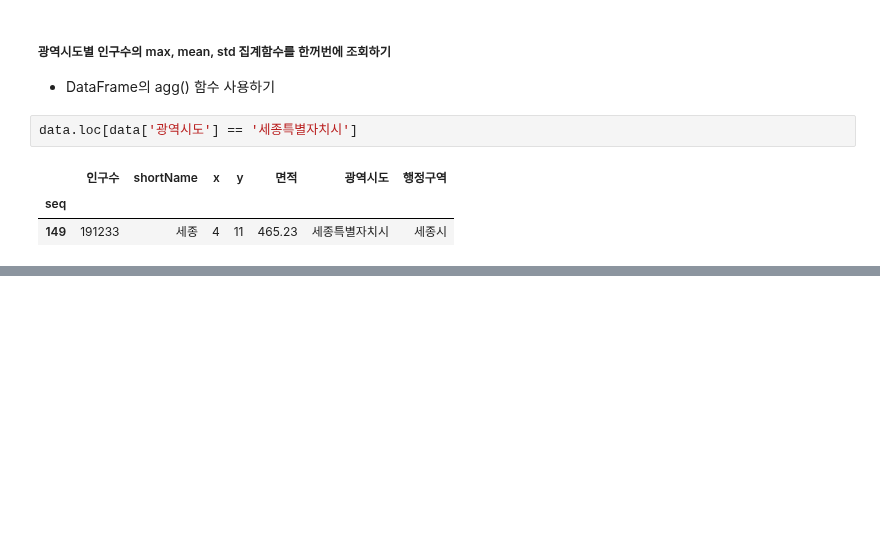
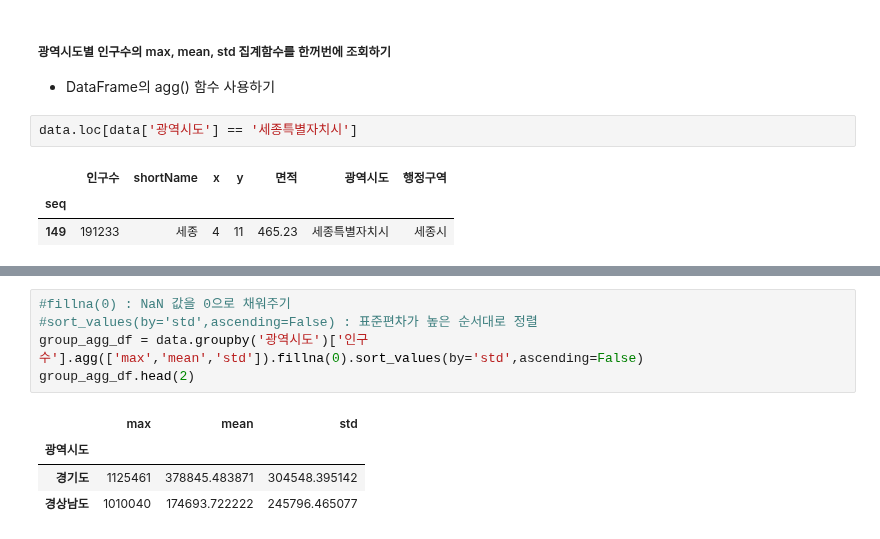
Before and after one commit to TheMatw/python_webscraping, a Jupyter notebook: 06행정구역정보분석.ipynb, the cells around one changed output, grey strips where cells are left out. Cells and saved outputs as stored; diff of their text form; blank space fills up the shorter version.

Commit message:
data draw

```diff
--- a/06행정구역정보분석.ipynb
+++ b/06행정구역정보분석.ipynb
@@ -609,0 +585,10 @@ group_agg_df
+# %%
+#fillna(0) : NaN 값을 0으로 채워주기
+#sort_values(by='std',ascending=False) : 표준편차가 높은 순서대로 정렬
+group_agg_df = data.groupby('광역시도')['인구수'].agg(['max','mean','std']).fillna(0).sort_values(by='std',ascending=False)
+group_agg_df.head(2)
+# %% [output]
+|  | max | mean | std |
+| 광역시도 |  |  |  |
+| 경기도 | 1125461 | 378845.483871 | 304548.395142 |
+| 경상남도 | 1010040 | 174693.722222 | 245796.465077 |
```
Also changed, not shown: parts of 3 cells of this notebook.
